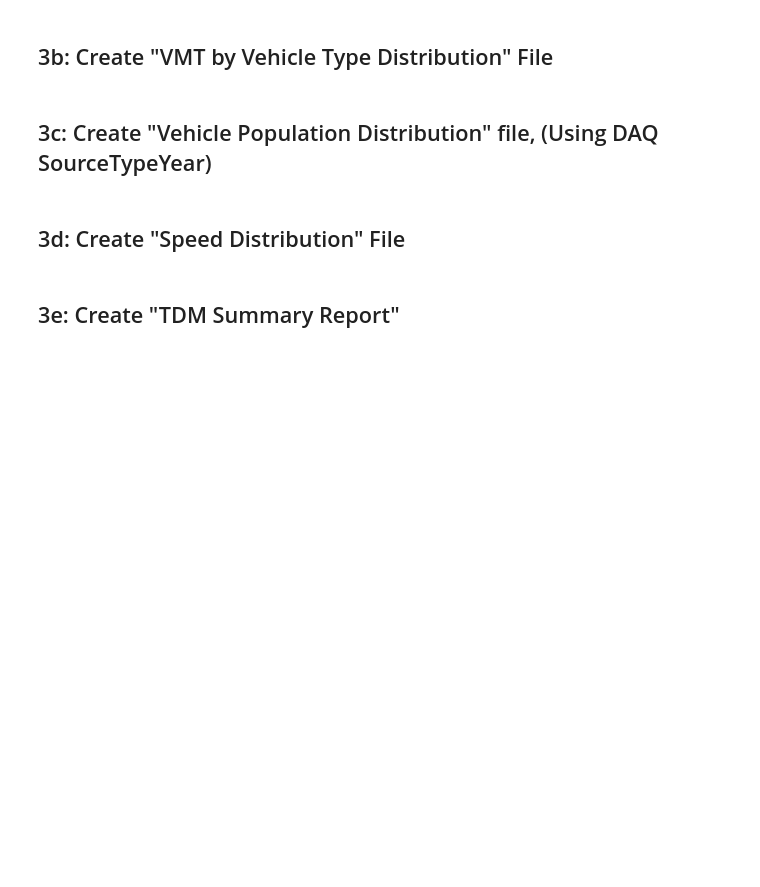
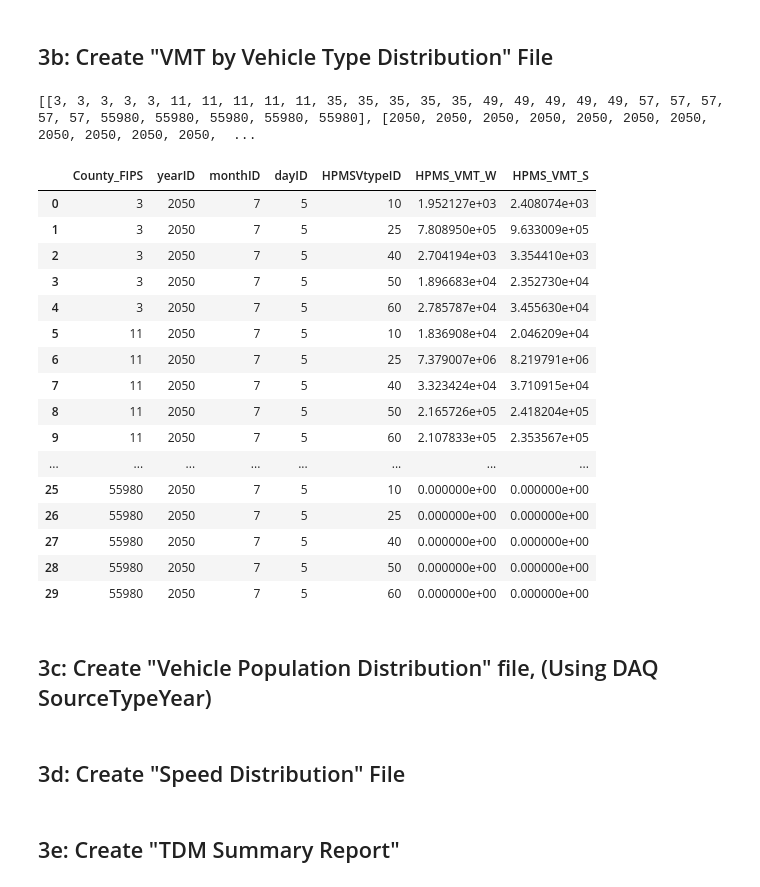
Before and after one commit to jlillywhiteMAG/MOVES_Input_Creation, a Jupyter notebook: MOVES_Input_File_Preparation.ipynb, the cells around one changed output. Cells and saved outputs as stored; diff of their text form; code cells hidden in the pictures; blank space fills up the shorter version.

```diff
--- a/MOVES_Input_File_Preparation.ipynb
+++ b/MOVES_Input_File_Preparation.ipynb
@@ -530,7 +573,77 @@ print(unique_sourcetypeID)
 # %% [markdown]
 ## 3b: Create "VMT by Vehicle Type Distribution" File
 # %%
-# Insert Code here
+# # Create MOVES lookup file for VMT by Vehicle
+
+#JARED: Ask Shauna/Kp/Chad about the HPMS Vtype id. Is this something that will ever change?
+
+HPMSVtypeID_list = [10,25,40,50,60]
+monthID = 7
+dayID = 5
+veh_type_column_names = ['County_FIPS','yearID','monthID','dayID','HPMSVtypeID','HPMS_VMT_W','HPMS_VMT_S']
+
+
+HPMS_mix_dict = {
+    10:[11],
+    25:[21,31,32],
+    40:[41,42,43],
+    50:[51,52,53,54],
+    60:[61,62]
+}
+
+veh_type_county_column = []
+veh_type_year_column = []
+veh_type_monthID_column = []
+veh_type_dayID_column = []
+veh_type_HPMSVtypeID_column = []
+veh_type_HPMS_VMT_W = []
+veh_type_HPMS_VMT_S = []
+
+for county in unique_county_fips:
+    for vtype in HPMSVtypeID_list:
+        veh_type_county_column.append(county)
+        veh_type_year_column.append(year)
+        veh_type_monthID_column.append(monthID)
+        veh_type_dayID_column.append(dayID)
+        veh_type_HPMSVtypeID_column.append(vtype)
+        vmt_w = 0
+        vmt_s = 0
+        for source_type in HPMS_mix_dict[vtype]:
+            vmt_w += vmt_county_veh.loc[county,'VMT_HPMS_W_'+str(source_type)]
+            vmt_s += vmt_county_veh.loc[county,'VMT_HPMS_S_'+str(source_type)]
+        veh_type_HPMS_VMT_W.append(vmt_w)
+        veh_type_HPMS_VMT_S.append(vmt_s)
+
+veh_type_data_columns = [veh_type_county_column,veh_type_year_column,veh_type_monthID_column,veh_type_dayID_column,veh_type_HPMSVtypeID_column,veh_type_HPMS_VMT_W,veh_type_HPMS_VMT_S]
+veh_type_dict = {}
+print(veh_type_data_columns)
+for i in range(len(veh_type_column_names)):
+    veh_type_dict[veh_type_column_names[i]] = veh_type_data_columns[i]
+
+mv_vmtbyveh_dist_county = pd.DataFrame(veh_type_dict)
+
+display(mv_vmtbyveh_dist_county)
+
+#mv_vmtbyveh_dist_county.to_csv('2mv_vmt_byveh_dist_county.csv')
+# %% [output]
+[[3, 3, 3, 3, 3, 11, 11, 11, 11, 11, 35, 35, 35, 35, 35, 49, 49, 49, 49, 49, 57, 57, 57, 57, 57, 55980, 55980, 55980, 55980, 55980], [2050, 2050, 2050, 2050, 2050, 2050, 2050, 2050, 2050, 2050, 2050,  ...
+|  | County_FIPS | yearID | monthID | dayID | HPMSVtypeID | HPMS_VMT_W | HPMS_VMT_S |
+| 0 | 3 | 2050 | 7 | 5 | 10 | 1.952127e+03 | 2.408074e+03 |
+| 1 | 3 | 2050 | 7 | 5 | 25 | 7.808950e+05 | 9.633009e+05 |
+| 2 | 3 | 2050 | 7 | 5 | 40 | 2.704194e+03 | 3.354410e+03 |
+| 3 | 3 | 2050 | 7 | 5 | 50 | 1.896683e+04 | 2.352730e+04 |
+| 4 | 3 | 2050 | 7 | 5 | 60 | 2.785787e+04 | 3.455630e+04 |
+| 5 | 11 | 2050 | 7 | 5 | 10 | 1.836908e+04 | 2.046209e+04 |
+| 6 | 11 | 2050 | 7 | 5 | 25 | 7.379007e+06 | 8.219791e+06 |
+| 7 | 11 | 2050 | 7 | 5 | 40 | 3.323424e+04 | 3.710915e+04 |
+| 8 | 11 | 2050 | 7 | 5 | 50 | 2.165726e+05 | 2.418204e+05 |
+| 9 | 11 | 2050 | 7 | 5 | 60 | 2.107833e+05 | 2.353567e+05 |
+| ... | ... | ... | ... | ... | ... | ... | ... |
+| 25 | 55980 | 2050 | 7 | 5 | 10 | 0.000000e+00 | 0.000000e+00 |
+| 26 | 55980 | 2050 | 7 | 5 | 25 | 0.000000e+00 | 0.000000e+00 |
+| 27 | 55980 | 2050 | 7 | 5 | 40 | 0.000000e+00 | 0.000000e+00 |
+| 28 | 55980 | 2050 | 7 | 5 | 50 | 0.000000e+00 | 0.000000e+00 |
+| 29 | 55980 | 2050 | 7 | 5 | 60 | 0.000000e+00 | 0.000000e+00 |
 # %% [markdown]
 ## 3c: Create "Vehicle Population Distribution" file, (Using DAQ SourceTypeYear)
 # %%
```
Also changed, not shown: parts of 2 cells of this notebook, 1 other file.
